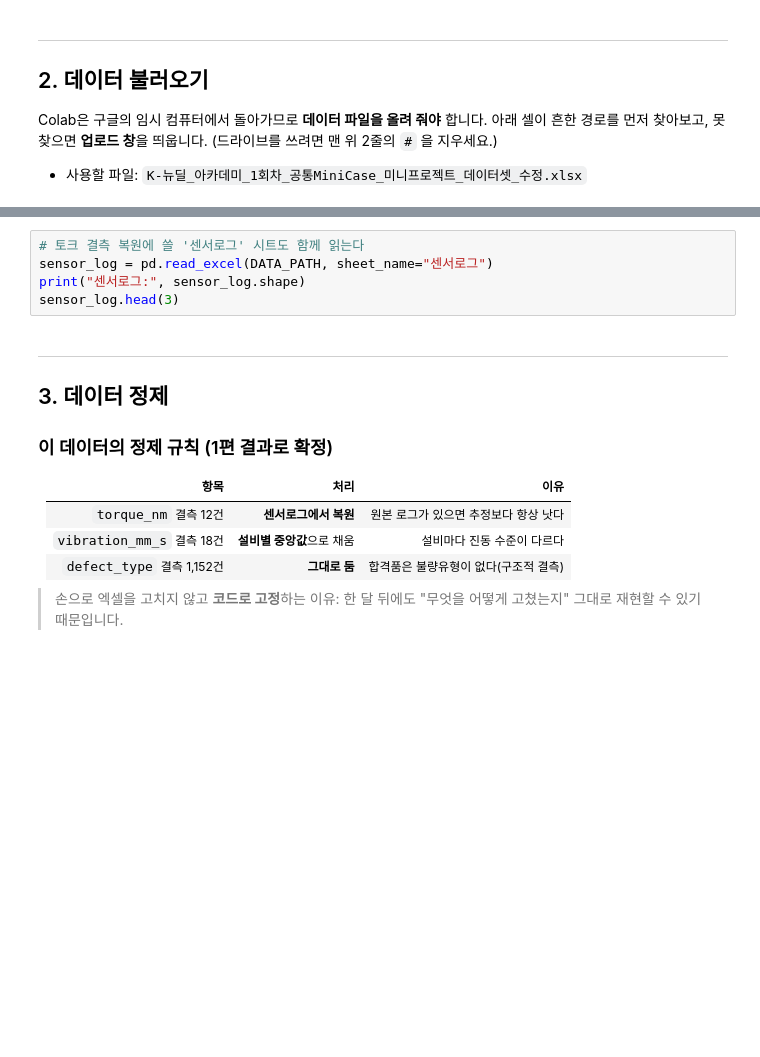
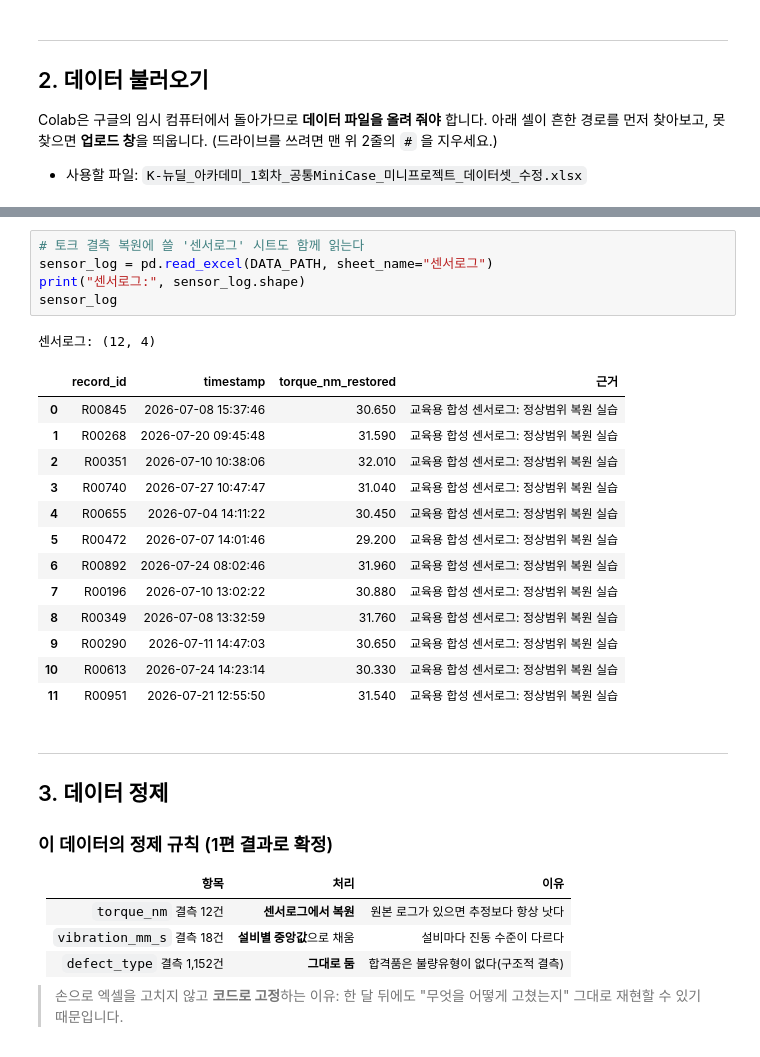
Before and after one commit to StillWork/capstone2610, a Jupyter notebook: N01-2_전처리_머신러닝_성능평가.ipynb, the cells around one changed output, grey strips where cells are left out. Cells and saved outputs as stored; diff of their text form; blank space fills up the shorter version.

```diff
--- a/N01-2_전처리_머신러닝_성능평가.ipynb
+++ b/N01-2_전처리_머신러닝_성능평가.ipynb
@@ -150,8 +162,23 @@ df_raw.head(3)
 # %%
 # 토크 결측 복원에 쓸 '센서로그' 시트도 함께 읽는다
 sensor_log = pd.read_excel(DATA_PATH, sheet_name="센서로그")
 print("센서로그:", sensor_log.shape)
-sensor_log.head(3)
+sensor_log
+# %% [output]
+센서로그: (12, 4)
+|  | record_id | timestamp | torque_nm_restored | 근거 |
+| 0 | R00845 | 2026-07-08 15:37:46 | 30.650 | 교육용 합성 센서로그: 정상범위 복원 실습 |
+| 1 | R00268 | 2026-07-20 09:45:48 | 31.590 | 교육용 합성 센서로그: 정상범위 복원 실습 |
+| 2 | R00351 | 2026-07-10 10:38:06 | 32.010 | 교육용 합성 센서로그: 정상범위 복원 실습 |
+| 3 | R00740 | 2026-07-27 10:47:47 | 31.040 | 교육용 합성 센서로그: 정상범위 복원 실습 |
+| 4 | R00655 | 2026-07-04 14:11:22 | 30.450 | 교육용 합성 센서로그: 정상범위 복원 실습 |
+| 5 | R00472 | 2026-07-07 14:01:46 | 29.200 | 교육용 합성 센서로그: 정상범위 복원 실습 |
+| 6 | R00892 | 2026-07-24 08:02:46 | 31.960 | 교육용 합성 센서로그: 정상범위 복원 실습 |
+| 7 | R00196 | 2026-07-10 13:02:22 | 30.880 | 교육용 합성 센서로그: 정상범위 복원 실습 |
+| 8 | R00349 | 2026-07-08 13:32:59 | 31.760 | 교육용 합성 센서로그: 정상범위 복원 실습 |
+| 9 | R00290 | 2026-07-11 14:47:03 | 30.650 | 교육용 합성 센서로그: 정상범위 복원 실습 |
+| 10 | R00613 | 2026-07-24 14:23:14 | 30.330 | 교육용 합성 센서로그: 정상범위 복원 실습 |
+| 11 | R00951 | 2026-07-21 12:55:50 | 31.540 | 교육용 합성 센서로그: 정상범위 복원 실습 |
 # %% [markdown]
 ---
 
```
Also changed, not shown: parts of 37 cells of this notebook.
